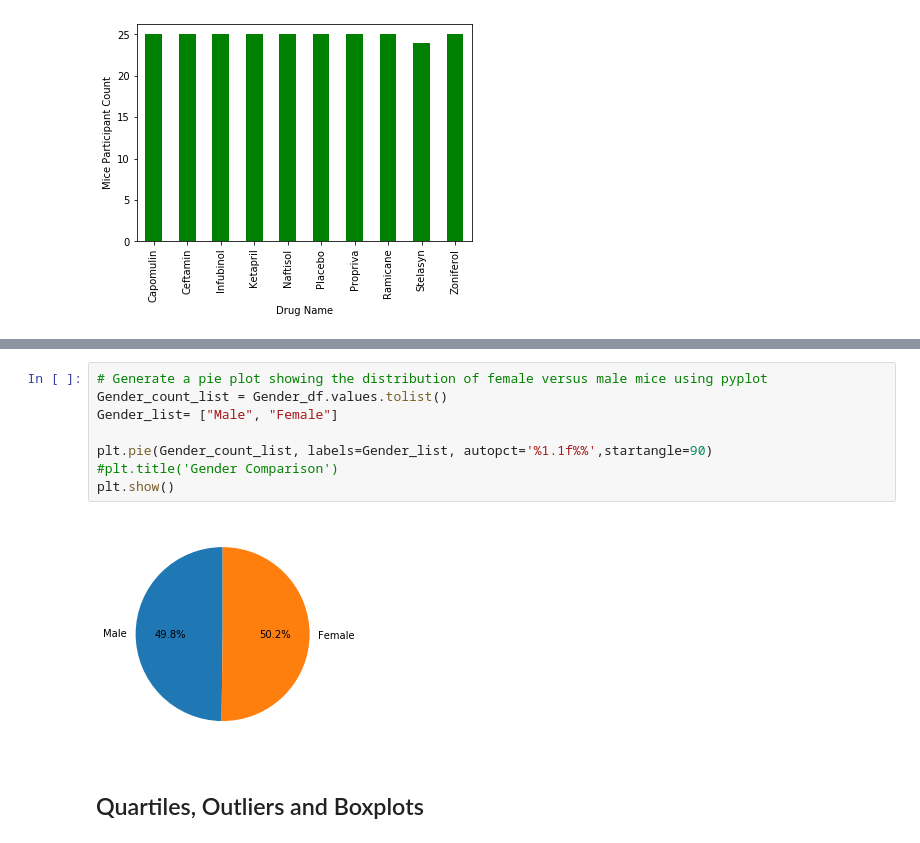
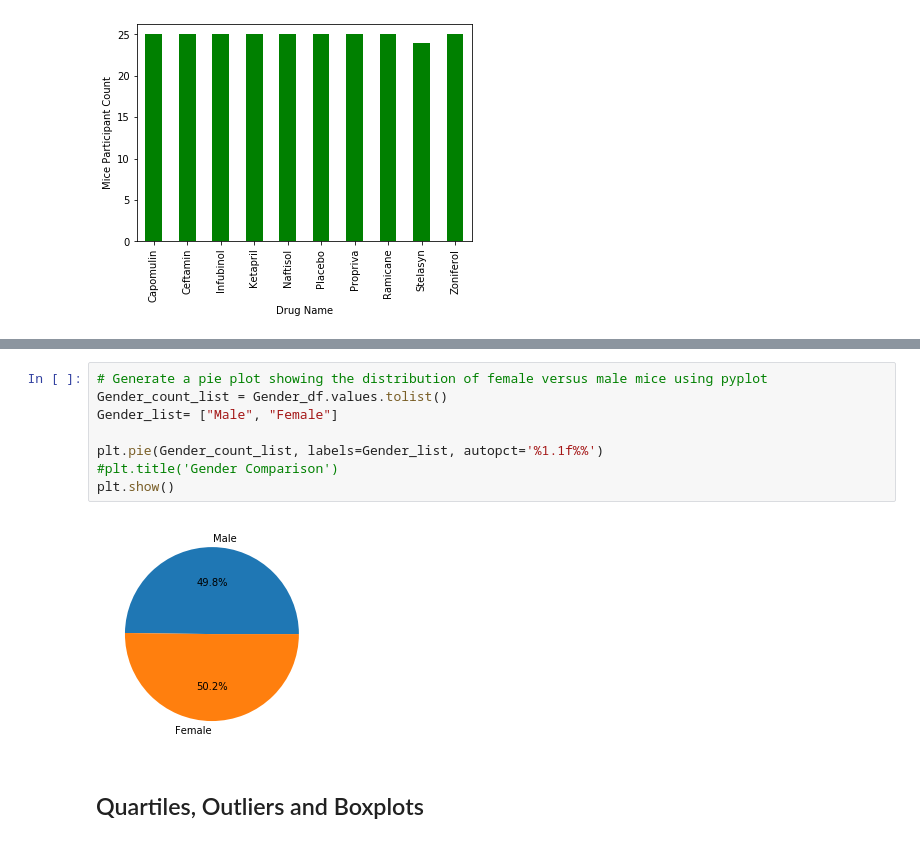
Before and after one commit to RedRubiksCube/Matplotlib_challenge, a Jupyter notebook: Pymaceuticals/pymaceuticals_starter.ipynb, the cells around one changed output, grey strips where cells are left out. Saved outputs shown, nothing was run; the diff lists cells and outputs as text.

```diff
--- a/Pymaceuticals/pymaceuticals_starter.ipynb
+++ b/Pymaceuticals/pymaceuticals_starter.ipynb
@@ -156,13 +148,13 @@ plt.legend().remove()
 # %%
 # Generate a pie plot showing the distribution of female versus male mice using pyplot
 Gender_count_list = Gender_df.values.tolist()
 Gender_list= ["Male", "Female"]
 
-plt.pie(Gender_count_list, labels=Gender_list, autopct='%1.1f%%',startangle=90)
+plt.pie(Gender_count_list, labels=Gender_list, autopct='%1.1f%%')
 #plt.title('Gender Comparison')
 plt.show()
 # %% [output]
-[figure, old version]
+[figure, new version]
 # %% [markdown]
 ## Quartiles, Outliers and Boxplots
 # %%
```
Also changed, not shown: parts of 5 cells of this notebook.
